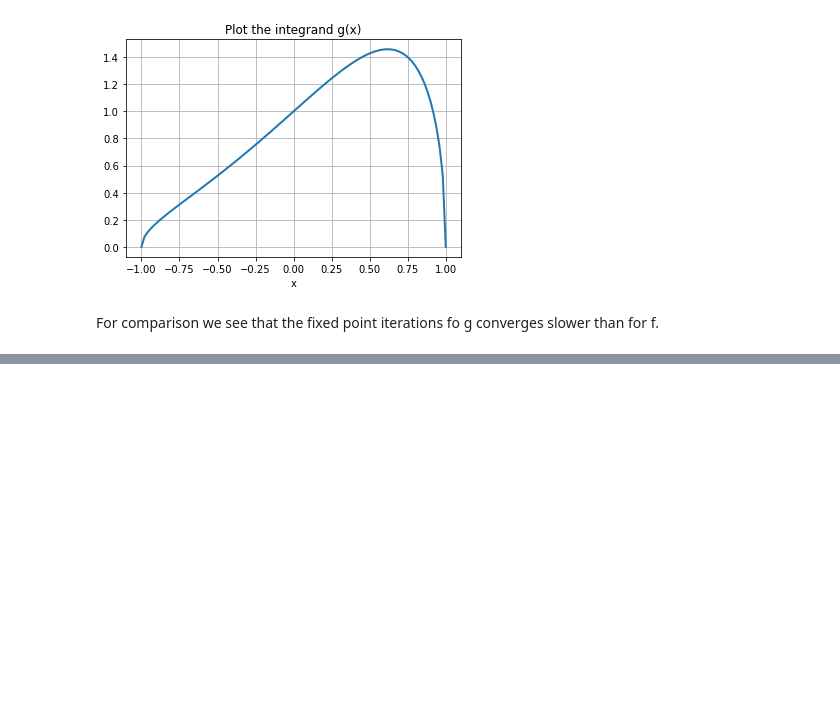
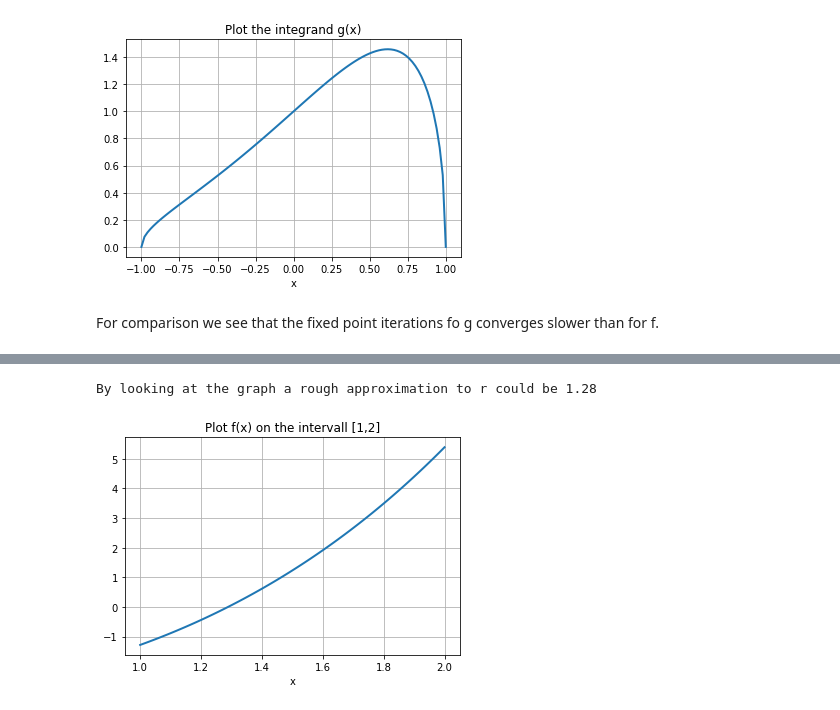
Before and after one commit to kristogj/numerics_notebooks, a Jupyter notebook: ex9.ipynb, the cells around one changed output, grey strips where cells are left out. Saved outputs shown, nothing was run; the diff lists cells and outputs as text; code cells hidden in the pictures; blank space fills up the shorter version.

```diff
--- a/ex9.ipynb
+++ b/ex9.ipynb
@@ -166,0 +170,16 @@ For comparison we see that the fixed point iterations fo g converges slower than
+# %%
+def h(x):
+    return exp(x) + x**2 - x - 4
+
+def dh(x):
+    return exp(x) + 2*x -1
+
+a, b = 1, 2
+x = linspace(a,b,101)
+plot(x, h(x))
+title('Plot f(x) on the intervall [1,2]');
+xlabel('x');
+print("By looking at the graph a rough approximation to r could be 1.28")
+# %% [output]
+By looking at the graph a rough approximation to r could be 1.28
+[figure, added]
```
Also changed, not shown: parts of 15 cells of this notebook.
